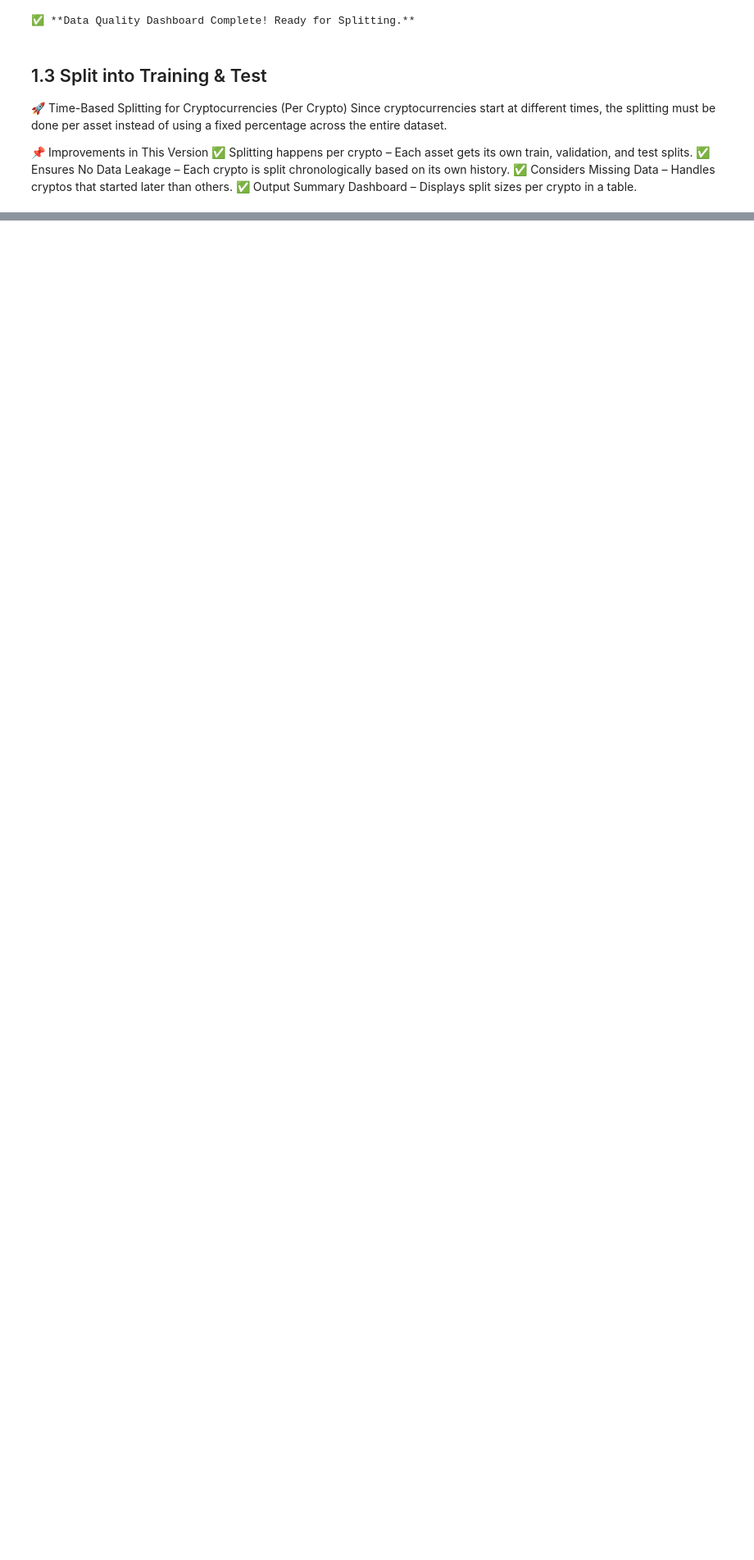
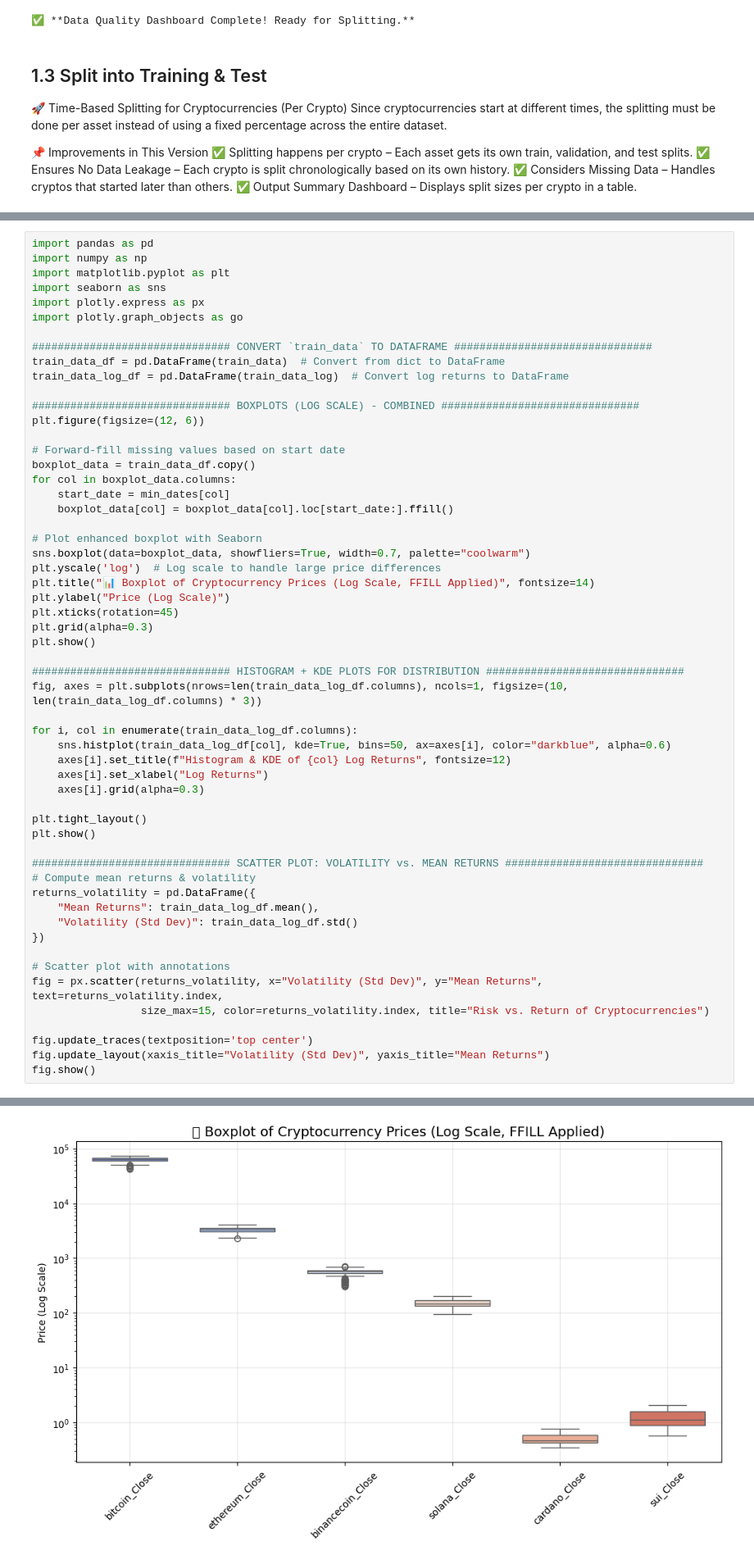
Before and after one commit to NatP-dev/Complete-Python-3-Bootcamp, a Jupyter notebook: Welcome_to_Colaboratory.ipynb, the cells around one changed output, grey strips where cells are left out. Shown at 82% size. Drawn from its saved outputs; the diff is of its cells as text; blank space fills up the shorter version.

```diff
--- a/Welcome_to_Colaboratory.ipynb
+++ b/Welcome_to_Colaboratory.ipynb
@@ -753,0 +825,57 @@ plt.show()
+# %%
+import pandas as pd
+import numpy as np
+import matplotlib.pyplot as plt
+import seaborn as sns
+import plotly.express as px
+import plotly.graph_objects as go
+
+############################### CONVERT `train_data` TO DATAFRAME ###############################
+train_data_df = pd.DataFrame(train_data)  # Convert from dict to DataFrame
+train_data_log_df = pd.DataFrame(train_data_log)  # Convert log returns to DataFrame
+
+############################### BOXPLOTS (LOG SCALE) - COMBINED ###############################
+plt.figure(figsize=(12, 6))
+
+# Forward-fill missing values based on start date
+boxplot_data = train_data_df.copy()
+for col in boxplot_data.columns:
+    start_date = min_dates[col]
+    boxplot_data[col] = boxplot_data[col].loc[start_date:].ffill()
+
+# Plot enhanced boxplot with Seaborn
+sns.boxplot(data=boxplot_data, showfliers=True, width=0.7, palette="coolwarm")
+plt.yscale('log')  # Log scale to handle large price differences
+plt.title("📊 Boxplot of Cryptocurrency Prices (Log Scale, FFILL Applied)", fontsize=14)
+plt.ylabel("Price (Log Scale)")
+plt.xticks(rotation=45)
+plt.grid(alpha=0.3)
+plt.show()
+
+############################### HISTOGRAM + KDE PLOTS FOR DISTRIBUTION ###############################
+fig, axes = plt.subplots(nrows=len(train_data_log_df.columns), ncols=1, figsize=(10, len(train_data_log_df.columns) * 3))
+
+for i, col in enumerate(train_data_log_df.columns):
+    sns.histplot(train_data_log_df[col], kde=True, bins=50, ax=axes[i], color="darkblue", alpha=0.6)
+    axes[i].set_title(f"Histogram & KDE of {col} Log Returns", fontsize=12)
+    axes[i].set_xlabel("Log Returns")
+    axes[i].grid(alpha=0.3)
+
+plt.tight_layout()
+plt.show()
+
+############################### SCATTER PLOT: VOLATILITY vs. MEAN RETURNS ###############################
+# Compute mean returns & volatility
+returns_volatility = pd.DataFrame({
+    "Mean Returns": train_data_log_df.mean(),
+    "Volatility (Std Dev)": train_data_log_df.std()
+})
+
+# Scatter plot with annotations
+fig = px.scatter(returns_volatility, x="Volatility (Std Dev)", y="Mean Returns", text=returns_volatility.index,
+                 size_max=15, color=returns_volatility.index, title="Risk vs. Return of Cryptocurrencies")
+
+fig.update_traces(textposition='top center')
+fig.update_layout(xaxis_title="Volatility (Std Dev)", yaxis_title="Mean Returns")
+fig.show()
+# %% [output]
@@ -753,0 +883 @@ plt.show()
+[figure, added]
```
Also changed, not shown: parts of 12 cells of this notebook.
